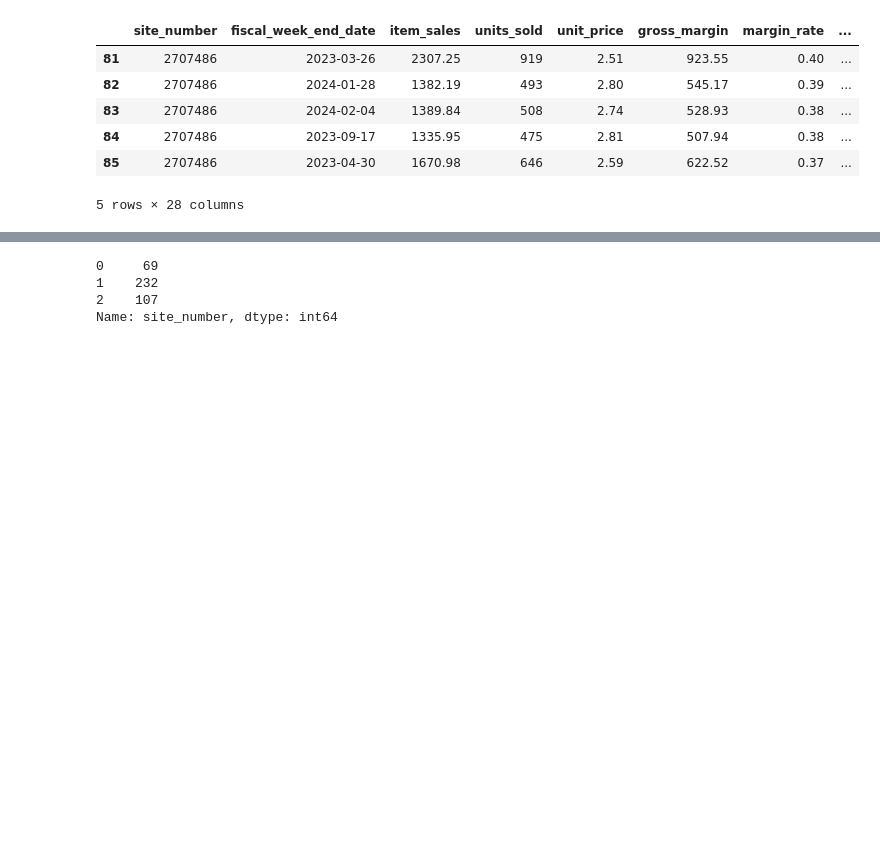
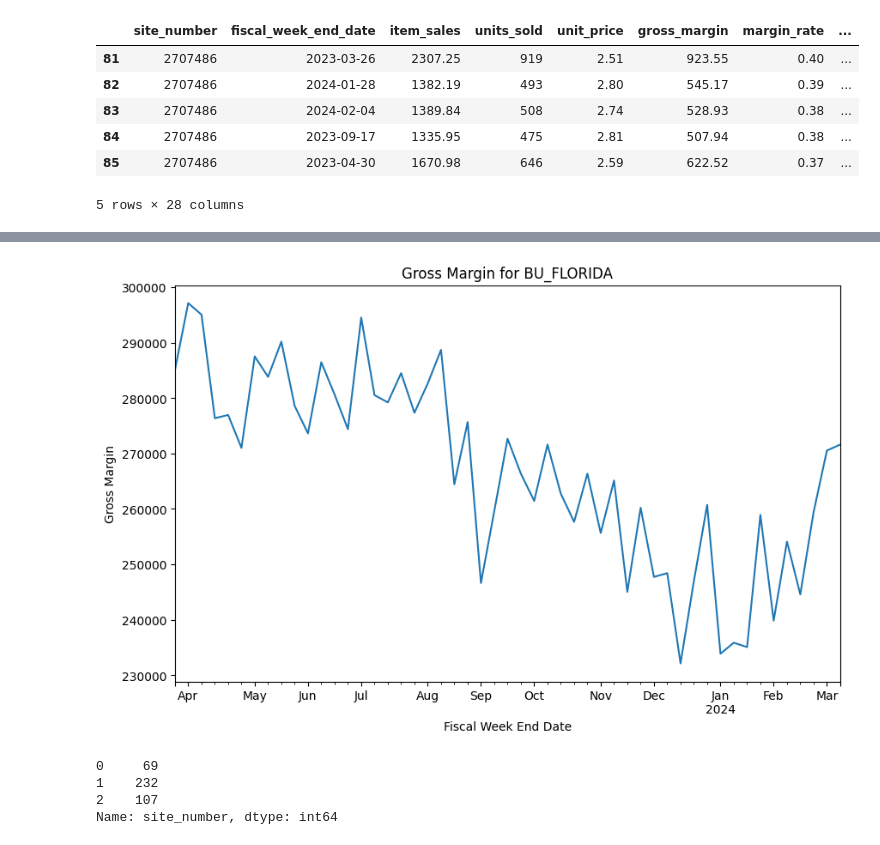
Before and after one commit to MariamAmmar/6644_Final_Project, a Jupyter notebook: BU_Florida.ipynb, the cells around one changed output, grey strips where cells are left out. Saved outputs shown, nothing was run; the diff lists cells and outputs as text; code cells hidden in the pictures; blank space fills up the shorter version.

```diff
--- a/BU_Florida.ipynb
+++ b/BU_Florida.ipynb
@@ -306,3 +306,17 @@ plt.show()
+# %%
+# aggregate gross_margin weekly
+
+weekly_margin = BU_FLORIDA_data.groupby('fiscal_week_end_date')['gross_margin'].sum()
+
+#Create a line graph for weekly_margin
+
+weekly_margin.plot(kind='line', figsize=(10, 6))
+plt.xlabel('Fiscal Week End Date')
+plt.ylabel('Gross Margin')
+plt.title('Gross Margin for BU_FLORIDA')
+plt.show()
+# %% [output]
+[figure, added]
 # %%
 #Final_urbanicity
 
```
Also changed, not shown: parts of 6 cells of this notebook.
